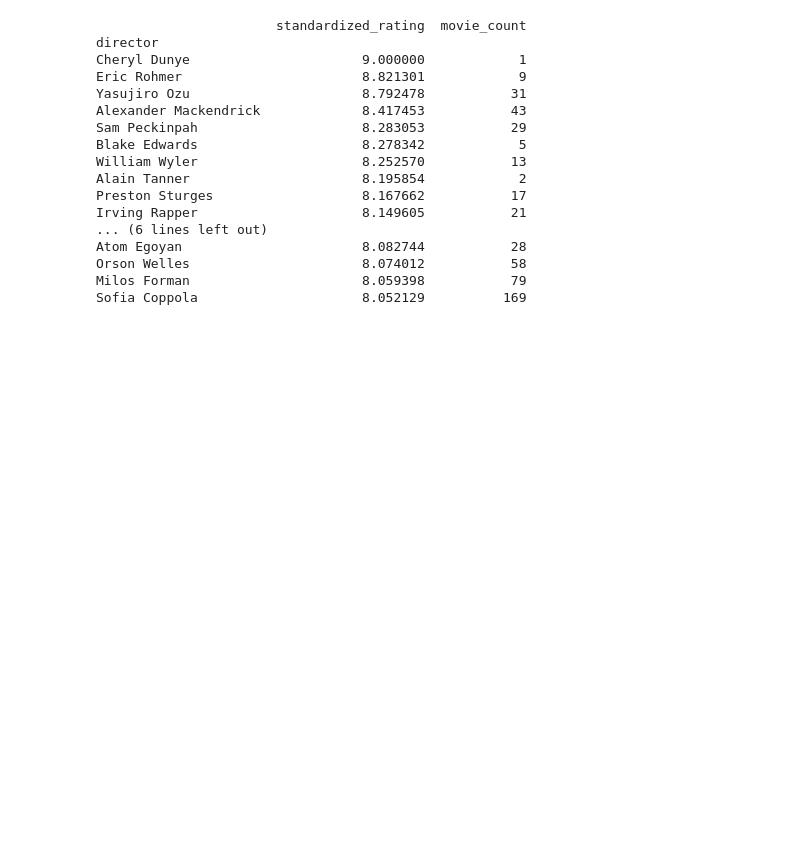
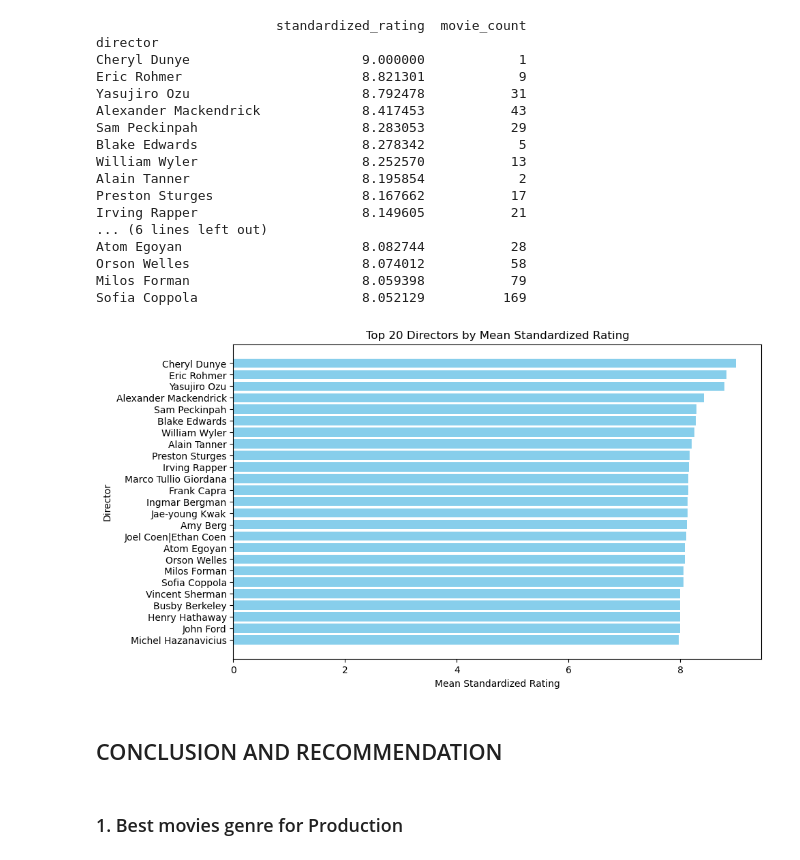
Before and after one commit to kev065/movie-studio-project, a Jupyter notebook: index.ipynb, the cells around one changed output. Cells and saved outputs as stored; diff of their text form; code cells hidden in the pictures; blank space fills up the shorter version.

Commit message:
recommendations

```diff
--- a/index.ipynb
+++ b/index.ipynb
@@ -876,3 +878,21 @@ Atom Egoyan                       8.082744           28
 Orson Welles                      8.074012           58
 Milos Forman                      8.059398           79
 Sofia Coppola                     8.052129          169
+# %%
+# Take the top 20 directors
+top_directors = director_stats_sorted.head(25)
+
+# Create a bar chart
+plt.figure(figsize=(10, 6))
+plt.barh(top_directors.index, top_directors['standardized_rating'], color='skyblue')
+plt.xlabel('Mean Standardized Rating')
+plt.ylabel('Director')
+plt.title('Top 20 Directors by Mean Standardized Rating')
+plt.gca().invert_yaxis()  # To display the director with the highest rating at the top
+plt.show()
+# %% [output]
+[figure, added]
+# %% [markdown]
+## CONCLUSION AND RECOMMENDATION
+# %% [markdown]
+### 1.  Best movies genre for Production
```
Also changed, not shown: parts of 8 cells of this notebook.
